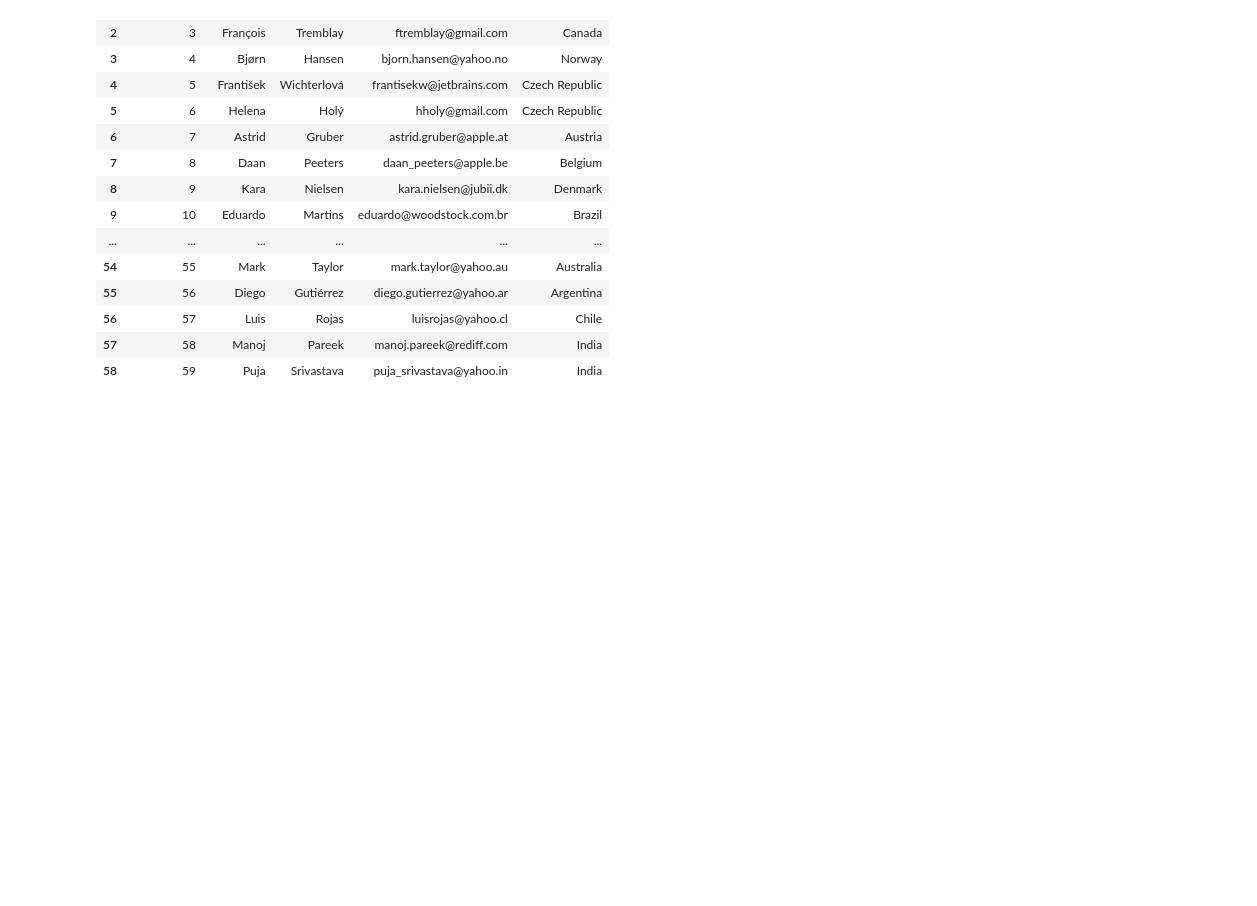
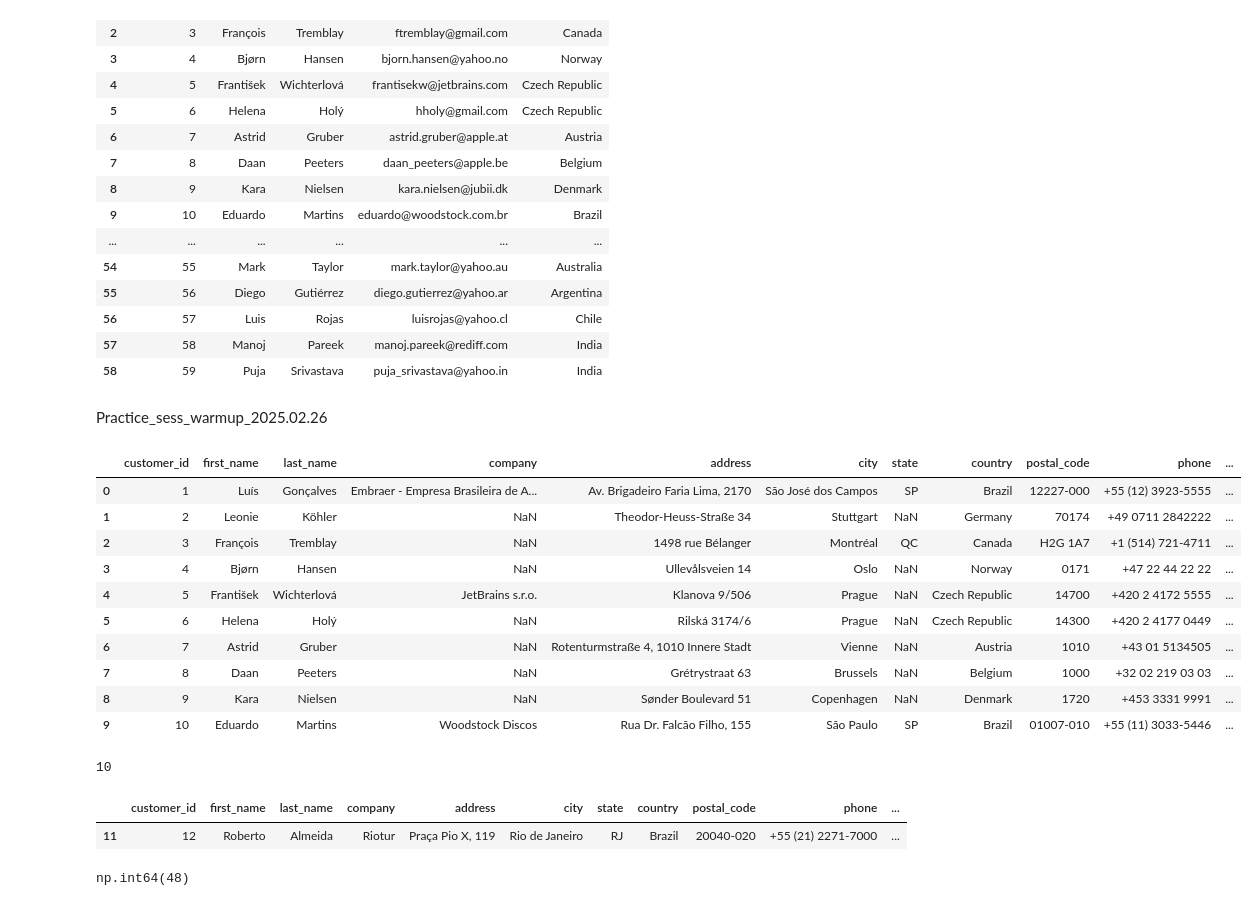
Before and after one commit to leventeblanar/Python_learn, a Jupyter notebook: Python_data_science/exercise.ipynb, the cells around one changed output. Cells and saved outputs as stored; diff of their text form; code cells hidden in the pictures; blank space fills up the shorter version.

```diff
--- a/Python_data_science/exercise.ipynb
+++ b/Python_data_science/exercise.ipynb
@@ -302,3 +302,36 @@ sub_df
 | 56 | 57 | Luis | Rojas | luisrojas@yahoo.cl | Chile |
 | 57 | 58 | Manoj | Pareek | manoj.pareek@rediff.com | India |
 | 58 | 59 | Puja | Srivastava | puja_srivastava@yahoo.in | India |
+# %% [markdown]
+Practice_sess_warmup_2025.02.26
+# %%
+import pandas as pd
+
+df = pd.read_csv("customer.csv")
+
+df.head(10)
+# %% [output]
+|  | customer_id | first_name | last_name | company | address | city | state | country | postal_code | phone | ... |
+| 0 | 1 | Luís | Gonçalves | Embraer - Empresa Brasileira de A... | Av. Brigadeiro Faria Lima, 2170 | São José dos Campos | SP | Brazil | 12227-000 | +55 (12) 3923-5555 | ... |
+| 1 | 2 | Leonie | Köhler | NaN | Theodor-Heuss-Straße 34 | Stuttgart | NaN | Germany | 70174 | +49 0711 2842222 | ... |
+| 2 | 3 | François | Tremblay | NaN | 1498 rue Bélanger | Montréal | QC | Canada | H2G 1A7 | +1 (514) 721-4711 | ... |
+| 3 | 4 | Bjørn | Hansen | NaN | Ullevålsveien 14 | Oslo | NaN | Norway | 0171 | +47 22 44 22 22 | ... |
+| 4 | 5 | František | Wichterlová | JetBrains s.r.o. | Klanova 9/506 | Prague | NaN | Czech Republic | 14700 | +420 2 4172 5555 | ... |
+| 5 | 6 | Helena | Holý | NaN | Rilská 3174/6 | Prague | NaN | Czech Republic | 14300 | +420 2 4177 0449 | ... |
+| 6 | 7 | Astrid | Gruber | NaN | Rotenturmstraße 4, 1010 Innere Stadt | Vienne | NaN | Austria | 1010 | +43 01 5134505 | ... |
+| 7 | 8 | Daan | Peeters | NaN | Grétrystraat 63 | Brussels | NaN | Belgium | 1000 | +32 02 219 03 03 | ... |
+| 8 | 9 | Kara | Nielsen | NaN | Sønder Boulevard 51 | Copenhagen | NaN | Denmark | 1720 | +453 3331 9991 | ... |
+| 9 | 10 | Eduardo | Martins | Woodstock Discos | Rua Dr. Falcão Filho, 155 | São Paulo | SP | Brazil | 01007-010 | +55 (11) 3033-5446 | ... |
+# %%
+df['company'].nunique()
+# %% [output]
+10
+# %%
+df[df['last_name'].str.startswith("A")]
+# %% [output]
+|  | customer_id | first_name | last_name | company | address | city | state | country | postal_code | phone | ... |
+| 11 | 12 | Roberto | Almeida | Riotur | Praça Pio X, 119 | Rio de Janeiro | RJ | Brazil | 20040-020 | +55 (21) 2271-7000 | ... |
+# %%
+df.duplicated(subset=['company']).sum()
+# %% [output]
+np.int64(48)
```
Also changed, not shown: parts of 11 cells of this notebook.
